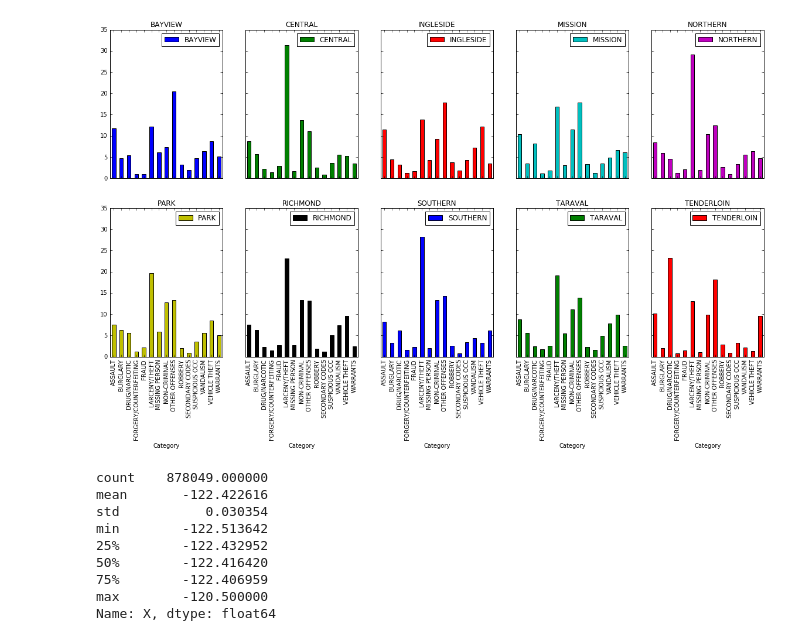
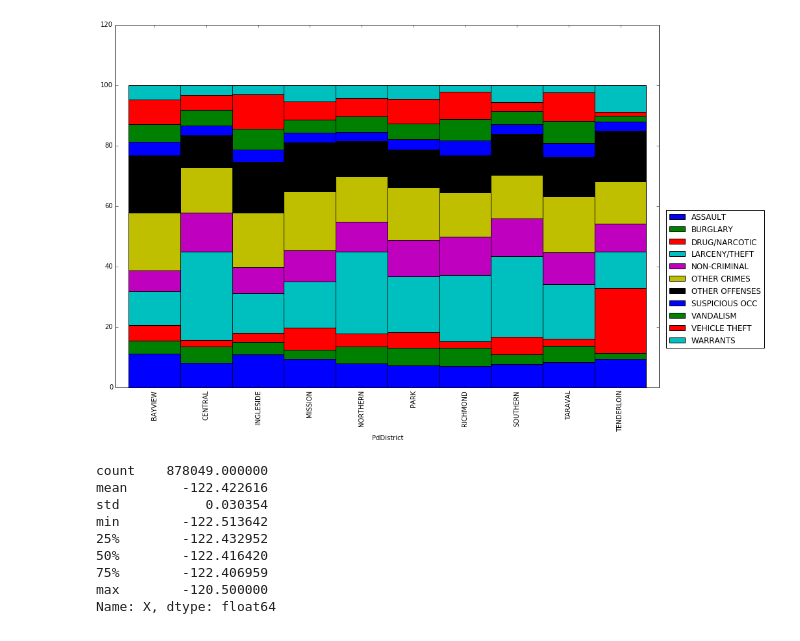
Before and after one commit to akankshasingh7/cmpe297-mlproject, a Jupyter notebook: explore_analyze.ipynb, the cells around one changed output. Saved outputs shown, nothing was run; the diff lists cells and outputs as text; code cells hidden in the pictures.

```diff
--- a/explore_analyze.ipynb
+++ b/explore_analyze.ipynb
@@ -58,10 +37,11 @@ plt.show()
 # %%
-topn_crimes = sf_crime_locs.Category.value_counts()[:15]
-sf_crime_locs_topn = sf_crime_locs[sf_crime_locs['Category'].isin(topn_crimes.index.tolist())]
-
-pdd_count = sf_crime_locs_topn.groupby(['PdDistrict']).size()
-pdd_cat_count = sf_crime_locs_topn.groupby(['PdDistrict', 'Category']).size()
+pdd_count = sf_crime_locs.groupby(['PdDistrict']).size()
+pdd_cat_count = sf_crime_locs.groupby(['PdDistrict', 'Category_TopN']).size()
 
 pdd_cat_pct = pdd_cat_count.div(pdd_count, level='PdDistrict') * 100
 pdd_cat_pct.unstack().T.head()
+
+mpl.rcParams['figure.figsize'] = (15.0, 10.0)
+pdd_cat_pct.unstack().plot(kind='bar', stacked=True, width=1).legend(bbox_to_anchor=(1.2, 0.5))
+plt.show()
 # %% [output]
@@ -75,9 +48,4 @@ pdd_cat_pct.unstack().T.head()
+[figure, added]
-# %%
-mpl.rcParams['figure.figsize'] = (20.0, 10.0)
-pdd_cat_pct.unstack().T.plot(kind='bar', subplots=True, layout=(2,5), sharex=True, sharey=True)
-plt.show()
-# %% [output]
-[figure, removed]
 # %%
 sf_crime_locs['X'].describe()
 # %% [output]
```
Also changed, not shown: parts of 14 cells of this notebook.
